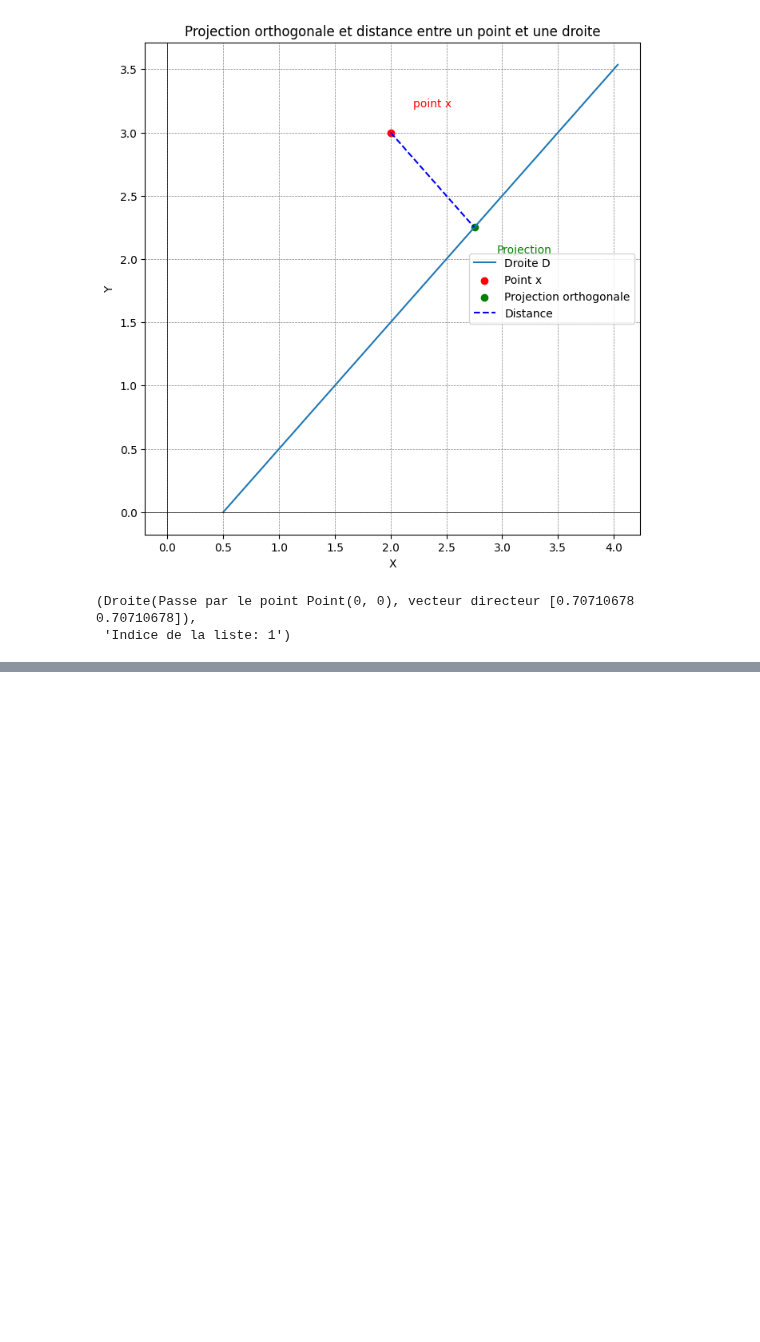
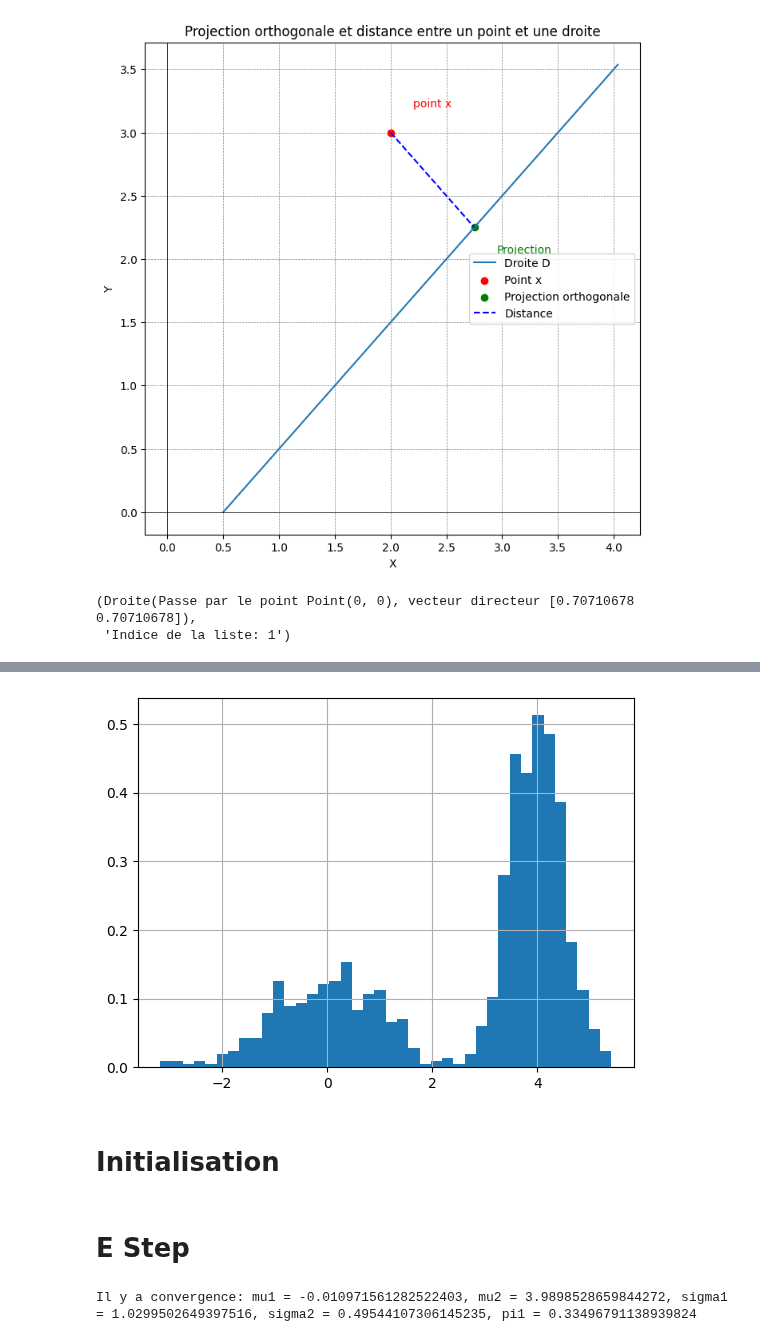
Before and after one commit to NoahKWM/ANDO, a Jupyter notebook: projet_ando.ipynb, the cells around one changed output, grey strips where cells are left out. Drawn from its saved outputs; the diff is of its cells as text; code cells hidden in the pictures; blank space fills up the shorter version.

```diff
--- a/projet_ando.ipynb
+++ b/projet_ando.ipynb
@@ -171,0 +215,26 @@ droite_plus_proche(x, [D, Droite(Point(0, 0), np.array([1, 1]))])
+# %%
+mu1 = 0
+mu2 = 4
+sigma1 = 1
+sigma2 = 1/2
+pi1 = 1/3
+n = 1000
+
+Z = np.zeros(n)
+mixture = np.zeros(n)
+
+for k in range(0, n):
+    tmp = np.random.choice([1, 2], p=[pi1, 1 - pi1])
+    Z[k] = tmp
+    if tmp == 1:
+        mixture[k] = np.random.normal(mu1, sigma1)
+    else:
+        mixture[k] = np.random.normal(mu2, sigma2)
+# %%
+plt.grid()
+plt.hist(mixture, bins=40, density=True)
+plt.show()
+# %% [output]
+[figure, added]
+# %% [markdown]
+# Initialisation
@@ -171,0 +252,2 @@ droite_plus_proche(x, [D, Droite(Point(0, 0), np.array([1, 1]))])
+# %% [markdown]
+# E Step
@@ -171,0 +275,5 @@ droite_plus_proche(x, [D, Droite(Point(0, 0), np.array([1, 1]))])
+# %%
+EM = EM(mu1_list, mu2_list, sigma1_list, sigma2_list, pi1_list, Q, mixture)
+print("Il y a convergence: mu1 = {}, mu2 = {}, sigma1 = {}, sigma2 = {}, pi1 = {}".format(EM[0], EM[1], EM[2], EM[3], EM[4]))
+# %% [output]
+Il y a convergence: mu1 = -0.010971561282522403, mu2 = 3.9898528659844272, sigma1 = 1.0299502649397516, sigma2 = 0.49544107306145235, pi1 = 0.33496791138939824
```
Also changed, not shown: parts of 5 cells of this notebook.
